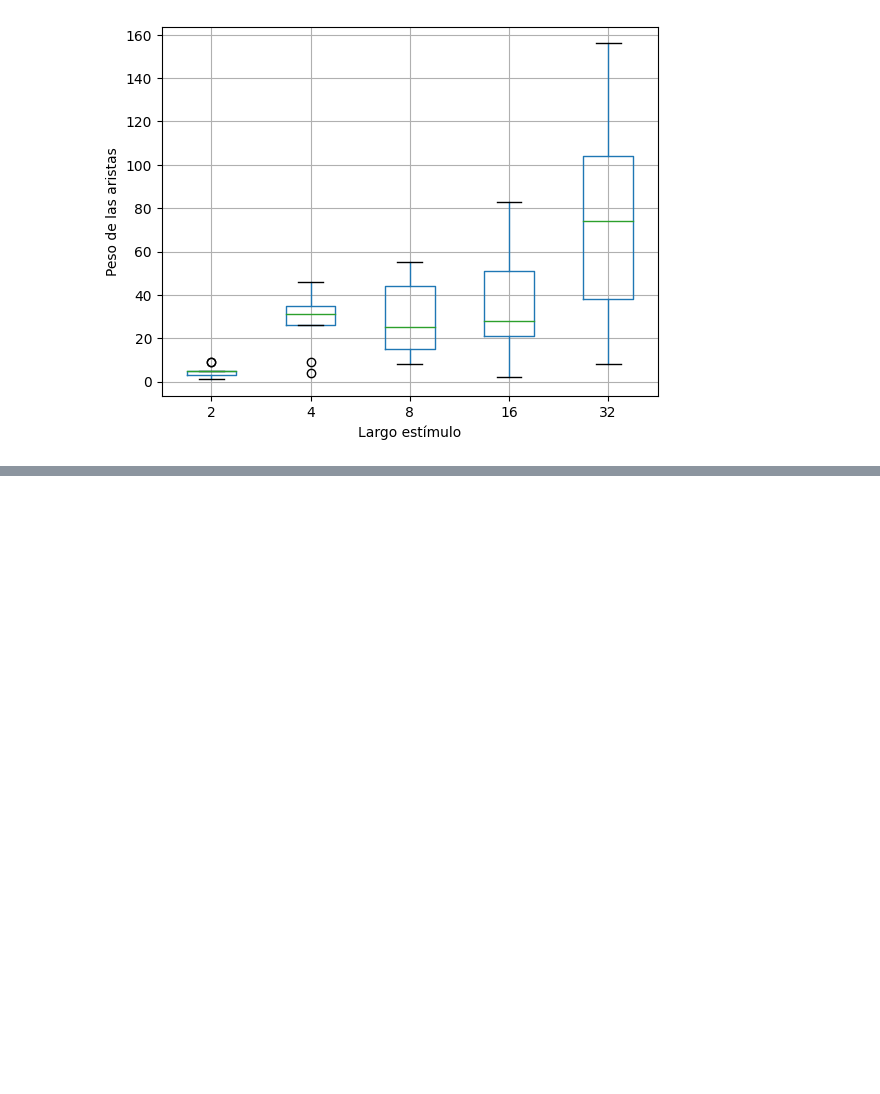
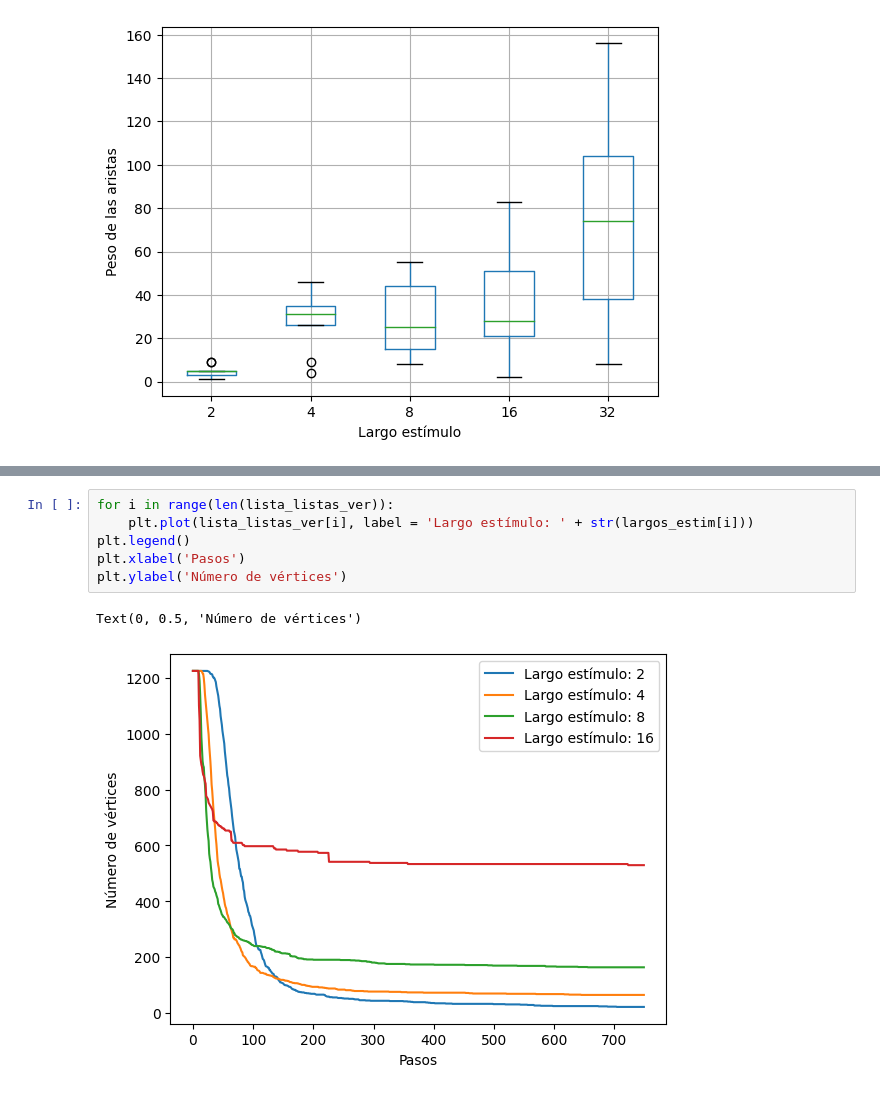
Before and after one commit to SalvadorCalanni/Modelos_basados_en_agentes, a Jupyter notebook: Proyecto_MBA.ipynb, the cells around one changed output, grey strips where cells are left out. Drawn from its saved outputs; the diff is of its cells as text; blank space fills up the shorter version.

```diff
--- a/Proyecto_MBA.ipynb
+++ b/Proyecto_MBA.ipynb
@@ -116,0 +198,9 @@ plt.show()
+# %%
+for i in range(len(lista_listas_ver)):
+    plt.plot(lista_listas_ver[i], label = 'Largo estímulo: ' + str(largos_estim[i]))
+plt.legend()
+plt.xlabel('Pasos')
+plt.ylabel('Número de vértices')
+# %% [output]
+Text(0, 0.5, 'Número de vértices')
+[figure, added]
```
Also changed, not shown: parts of 8 cells of this notebook.
